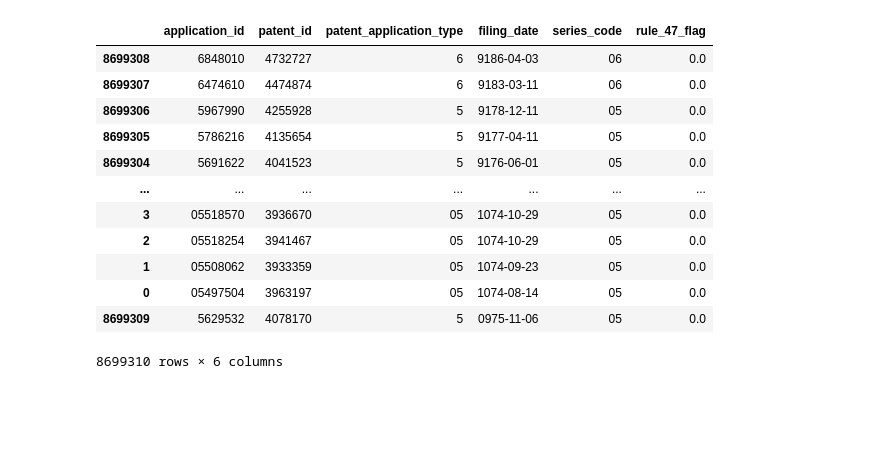
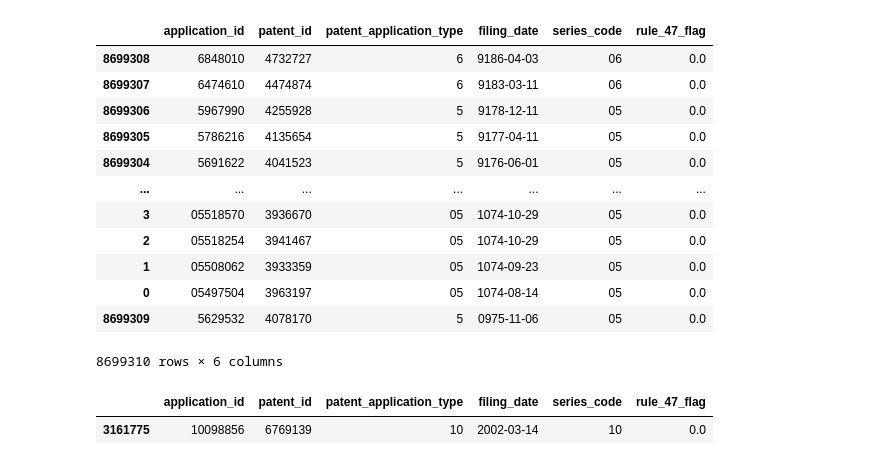
Before and after one commit to rrmauraLSE/USPTO, a Jupyter notebook: step_4_qualitative_visualization.ipynb, the cells around one changed output. Saved outputs shown, nothing was run; the diff lists cells and outputs as text; code cells hidden in the pictures; blank space fills up the shorter version.

```diff
--- a/step_4_qualitative_visualization.ipynb
+++ b/step_4_qualitative_visualization.ipynb
@@ -187,3 +192,17 @@ application_granted_df.sort_values(by='filing_date', ascending=False)
 | 0 | 05497504 | 3963197 | 05 | 1074-08-14 | 05 | 0.0 |
 | 8699309 | 5629532 | 4078170 | 5 | 0975-11-06 | 05 | 0.0 |
 8699310 rows × 6 columns
+# %%
+# check if patent_id is only numeric values.
+# application_granted_df['patent_id'].str.isnumeric().all()
+
+# give counterexamples
+# application_granted_df[~application_granted_df['patent_id'].str.isnumeric()]
+
+# you might have letters or numbers in the patent_id depending on the series code!
+
+# check if 2494 is part of the patent_id
+application_granted_df[application_granted_df['patent_id'].str.contains('6769139')] # found you! Novelty jeans
+# %% [output]
+|  | application_id | patent_id | patent_application_type | filing_date | series_code | rule_47_flag |
+| 3161775 | 10098856 | 6769139 | 10 | 2002-03-14 | 10 | 0.0 |
```
Also changed, not shown: parts of 13 cells of this notebook, 3 other files.
